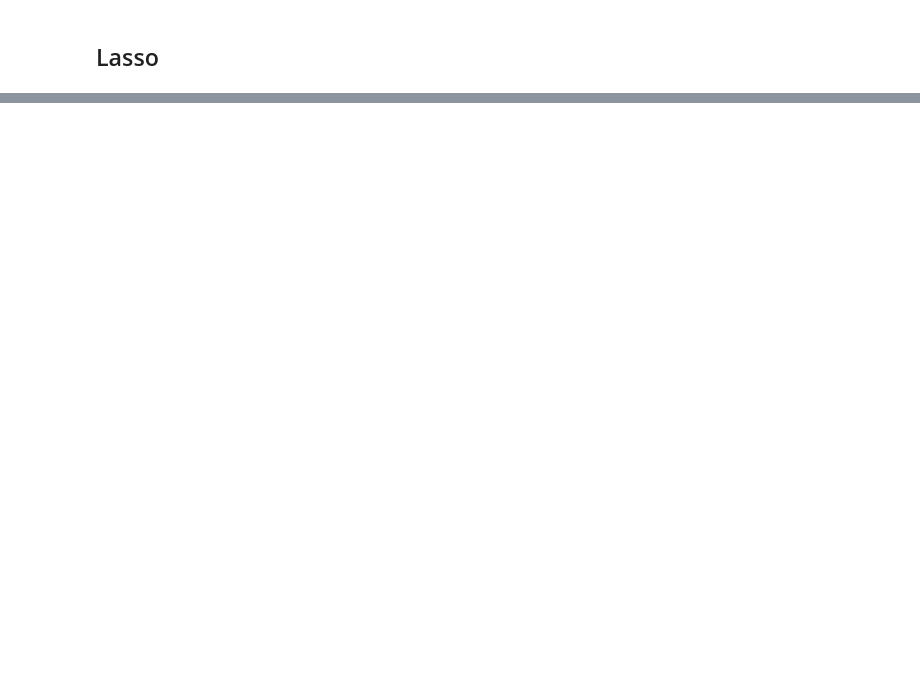
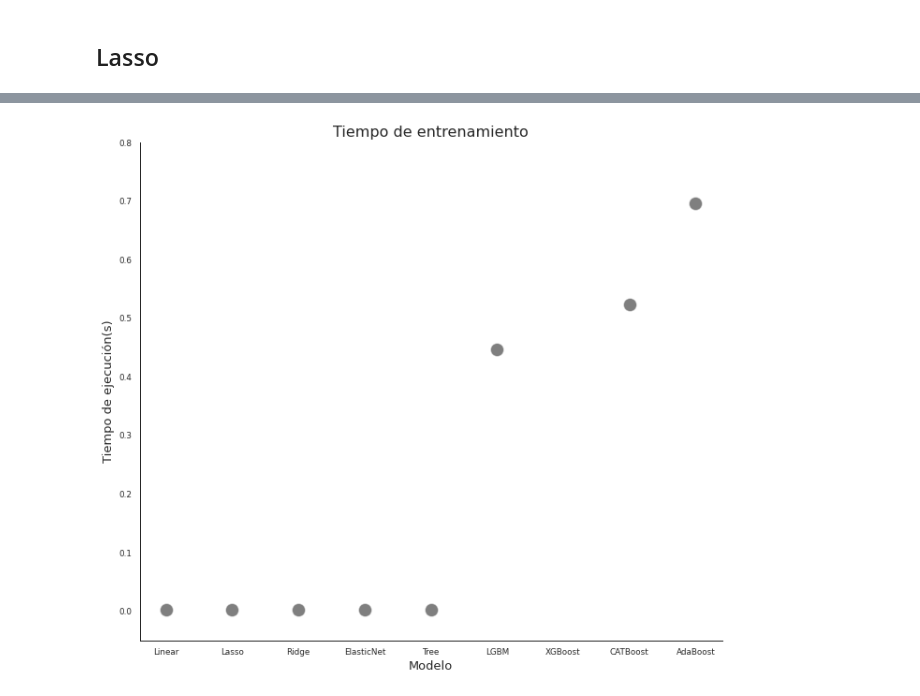
Before and after one commit to CrowBonilla/sistemas-inteligentes, a Jupyter notebook: code/ML_Regression_CO2_Emission.ipynb, the cells around one changed output, grey strips where cells are left out. Saved outputs shown, nothing was run; the diff lists cells and outputs as text; code cells hidden in the pictures; blank space fills up the shorter version.

```diff
--- a/code/ML_Regression_CO2_Emission.ipynb
+++ b/code/ML_Regression_CO2_Emission.ipynb
@@ -236,0 +655,10 @@ There are different model evaluation metrics, lets use MSE here to calculate the
+# %%
+df = pd.DataFrame()
+df['model'] = ML_algorithm
+df['exec_time'] = time
+df['RMSE_train'] = RMSE_train
+df['RMSE_test'] = RMSE_test
+df['r^2_train'] = r2_train
+df['r^2_test'] = r2_test
+
+print(df)
@@ -236,0 +676,12 @@ There are different model evaluation metrics, lets use MSE here to calculate the
+# %%
+sns.set_theme(style="white")
+sns.set_context("paper", rc={"font.size":20,"axes.titlesize":16,"axes.labelsize":13})
+
+
+sns.relplot(x="model", y="exec_time", alpha=.5, palette='r', s=200, color = 'black',
+            height=6, data=df) \
+    .set(title='Tiempo de entrenamiento', xlabel='Modelo', ylabel='Tiempo de ejecución(s)',
+        ylim=(-0.05,0.8))
+plt.gcf().set_size_inches(11, 9)
+# %% [output]
+[figure, added]
```
Also changed, not shown: parts of 37 cells of this notebook, 4 other files.
